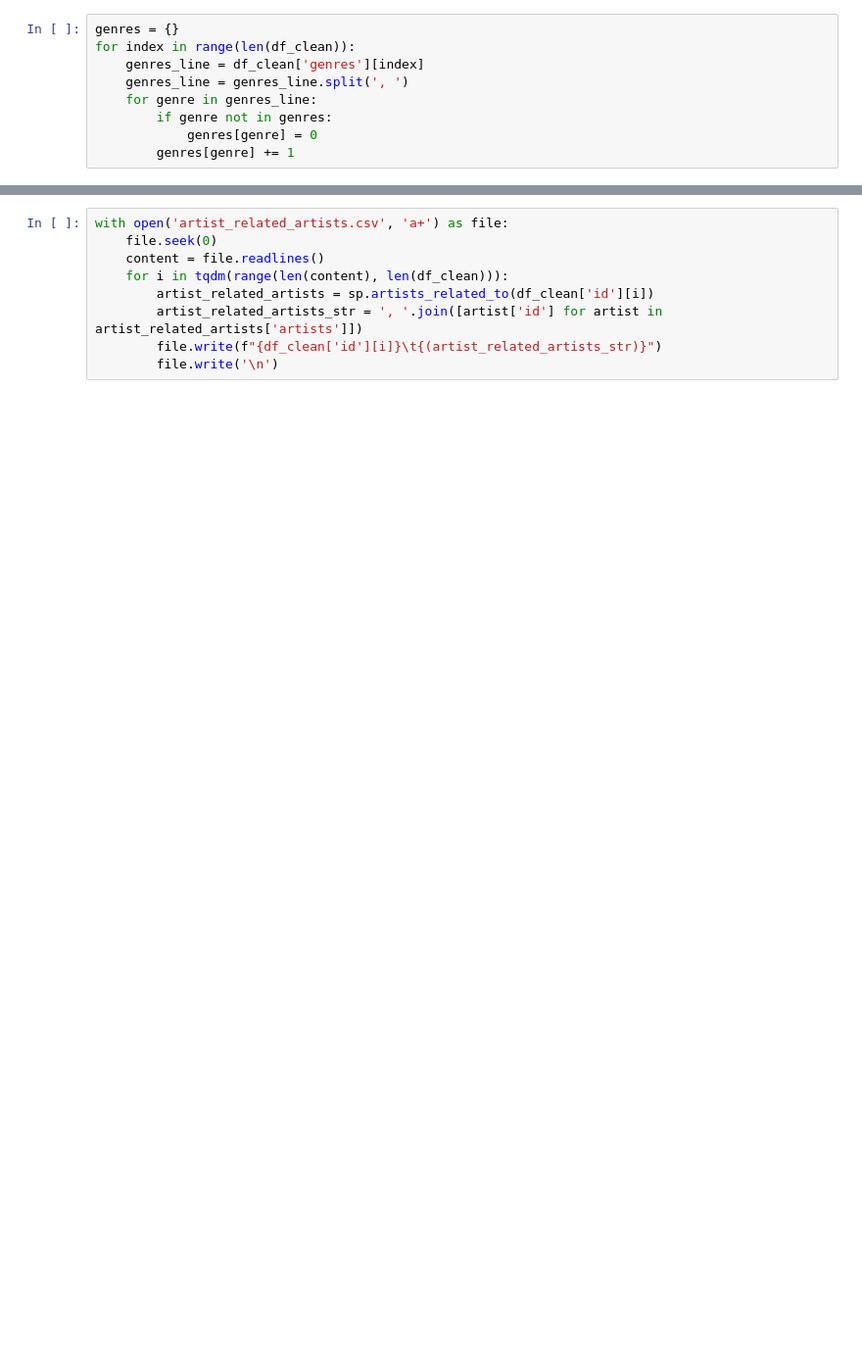
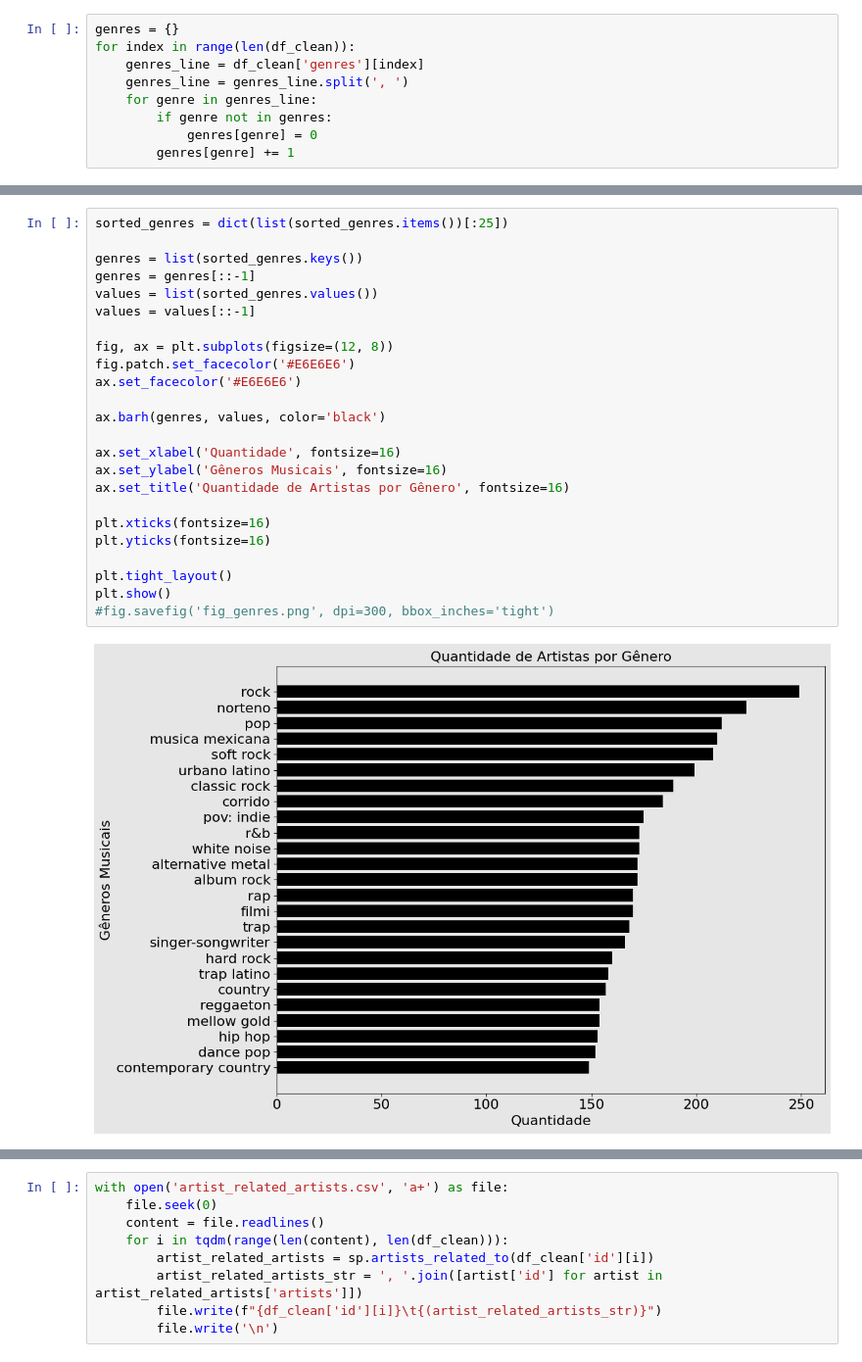
Before and after one commit to anamachadoc/UFSJ_Redes_Complexas_Trabalho_Final, a Jupyter notebook: data/spotify_artists.ipynb, the cells around one changed output, grey strips where cells are left out. Shown: that part at 98% size. Drawn from its saved outputs; the diff is of its cells as text; blank space fills up the shorter version.

```diff
--- a/data/spotify_artists.ipynb
+++ b/data/spotify_artists.ipynb
@@ -128,0 +127,26 @@ plt.show()
+# %%
+sorted_genres = dict(list(sorted_genres.items())[:25])
+
+genres = list(sorted_genres.keys())
+genres = genres[::-1]
+values = list(sorted_genres.values())
+values = values[::-1]
+
+fig, ax = plt.subplots(figsize=(12, 8))
+fig.patch.set_facecolor('#E6E6E6')
+ax.set_facecolor('#E6E6E6')
+
+ax.barh(genres, values, color='black')
+
+ax.set_xlabel('Quantidade', fontsize=16)
+ax.set_ylabel('Gêneros Musicais', fontsize=16)
+ax.set_title('Quantidade de Artistas por Gênero', fontsize=16)
+
+plt.xticks(fontsize=16)
+plt.yticks(fontsize=16)
+
+plt.tight_layout()
+plt.show()
+#fig.savefig('fig_genres.png', dpi=300, bbox_inches='tight')
+# %% [output]
+[figure, added]
```
Also changed, not shown: parts of 30 cells of this notebook, 21 other files.
